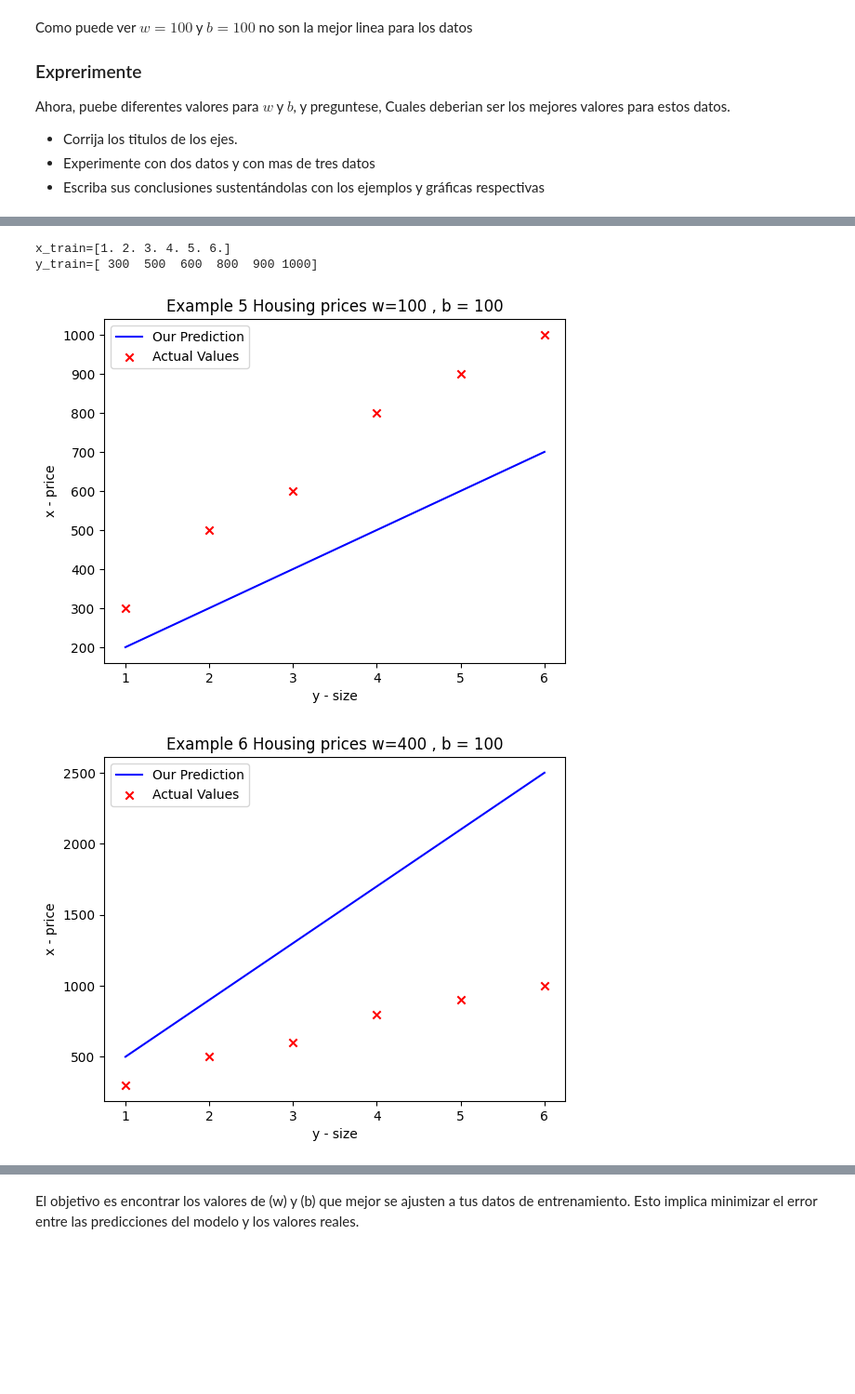
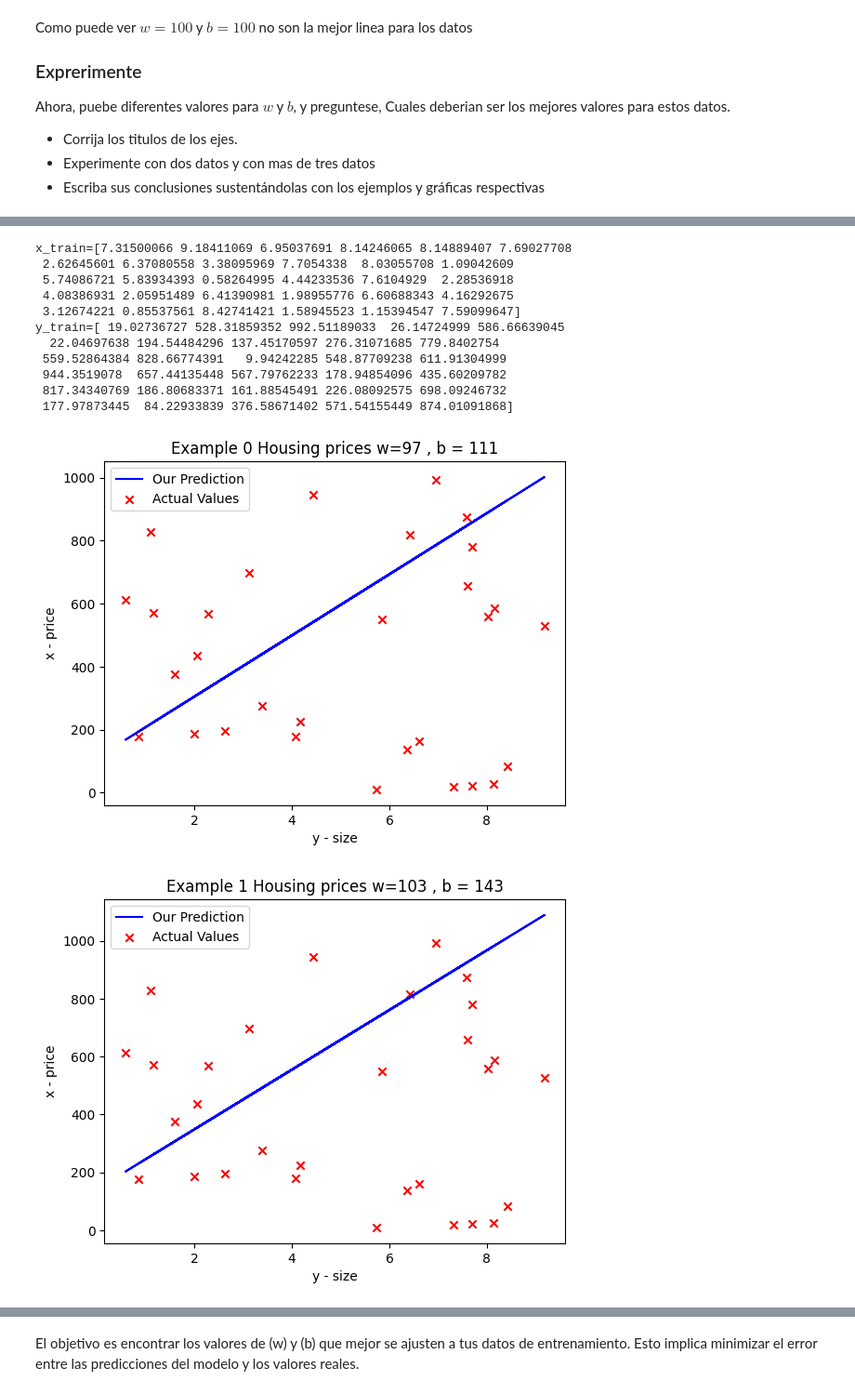
Before and after one commit to TomasGit-1/Maestria, a Jupyter notebook: IA/Laboratorios/Uno/Lab1ML.ipynb, the cells around one changed output, grey strips where cells are left out. Shown at 93% size. Cells and saved outputs as stored; diff of their text form; code cells hidden in the pictures; blank space fills up the shorter version.

```diff
--- a/IA/Laboratorios/Uno/Lab1ML.ipynb
+++ b/IA/Laboratorios/Uno/Lab1ML.ipynb
@@ -188,7 +192,11 @@ def graficaExperimente(x_train, y_train, tmp_f_wb , w, b , imagen):
     plt.ylabel('x - price')
     plt.xlabel('y - size')
     plt.legend()
+    plt.savefig(f"Prediccion_{imagen}_{w}_{b}.png" )
     plt.show()
 
 def predict_new_value(new_x, w, b):
     return compute_model_output(new_x, w, b)
+
+def mean_squared_error(y_true, y_pred):
+    return np.mean((y_true - y_pred)**2)
@@ -227,30 +212,56 @@ y_train=[ 600 1000]
 # %%
-x_train = np.array([1.0, 2.0, 3.0 , 4.0, 5.0, 6.0])
-y_train = np.array([300, 500, 600 , 800, 900 , 1000])
+n = 30
+x_train = np.random.rand(n) * 10  # Genera n números aleatorios entre 0 y 10
+y_train = np.random.rand(n) * 1000  # Genera n números aleatorios entre 0 y 1000
+# x_train = np.array([1.0, 2.0, 3.0,4.0, 5.0, 6.0])
+# y_train = np.array([300, 500, 600,660, 800, 900])
 print(f"x_train={x_train}")
 print(f"y_train={y_train}")
 
-w = 100
-b = 100
-tmp_f_wb = compute_model_output(x_train, w, b,)
-graficaExperimente(x_train, y_train, tmp_f_wb,w, b , 5)
+n = 4
+# Valores de prueba para w y b
+valores_b = (np.random.rand(n) * 150).astype(int)
+valores_w = (np.random.rand(n) * 150).astype(int)
 
-w = 400
-b = 100
-tmp_f_wb = compute_model_output(x_train, w, b,)
-graficaExperimente(x_train, y_train, tmp_f_wb,w, b, 6)
+#valores_b = np.insert(valores_b, 0, 100)
+#valores_w = np.insert(valores_w, 0, 100)
+# valores_w =[100,150,400,500,505]
+# valores_b =[100,300,200,400,500]
 
-w = 100
-b = 400
-tmp_f_wb = compute_model_output(x_train, w, b,)
-graficaExperimente(x_train, y_train, tmp_f_wb,w, b, 7)
 
-w = 100
-b = 300
-tmp_f_wb = compute_model_output(x_train, w, b,)
-graficaExperimente(x_train, y_train, tmp_f_wb,w, b, 8)
+mse_valores = []
+cont = 0
+for w, b in zip(valores_w, valores_b):
+    tmp_f_wb = compute_model_output(x_train, w, b)
+    mse_valores.append(mean_squared_error(y_train, tmp_f_wb))
+    graficaExperimente(x_train, y_train, tmp_f_wb,w, b, cont)
+    cont += 1
+
+# Encuentra la combinación con el menor MSE
+indice_mejor = np.argmin(mse_valores)
+mejor_w = valores_w[indice_mejor]
+mejor_b = valores_b[indice_mejor]
+
+print("El mejor valor de w:", mejor_w)
+print("El mejor valor de b:", mejor_b)
+print("MSE correspondiente:", mse_valores[indice_mejor])
+
+
+# Predicción para una propiedad de 1320 metros cuadrados
+new_x = np.array([1.320])
+predicted_price = predict_new_value(new_x, mejor_w, mejor_b)
+print(f"El precio predicho para una propiedad de {new_x} metros cuadrados es: {predicted_price}")
 # %% [output]
-x_train=[1. 2. 3. 4. 5. 6.]
-y_train=[ 300  500  600  800  900 1000]
+x_train=[7.31500066 9.18411069 6.95037691 8.14246065 8.14889407 7.69027708
+ 2.62645601 6.37080558 3.38095969 7.7054338  8.03055708 1.09042609
+ 5.74086721 5.83934393 0.58264995 4.44233536 7.6104929  2.28536918
+ 4.08386931 2.05951489 6.41390981 1.98955776 6.60688343 4.16292675
+ 3.12674221 0.85537561 8.42741421 1.58945523 1.15394547 7.59099647]
+y_train=[ 19.02736727 528.31859352 992.51189033  26.14724999 586.66639045
+  22.04697638 194.54484296 137.45170597 276.31071685 779.8402754
+ 559.52864384 828.66774391   9.94242285 548.87709238 611.91304999
+ 944.3519078  657.44135448 567.79762233 178.94854096 435.60209782
+ 817.34340769 186.80683371 161.88545491 226.08092575 698.09246732
+ 177.97873445  84.22933839 376.58671402 571.54155449 874.01091868]
-[figure, old version]
+[figure, new version]
-[figure, old version]
+[figure, new version]
```
Also changed, not shown: parts of 6 cells of this notebook, 24 other files.
